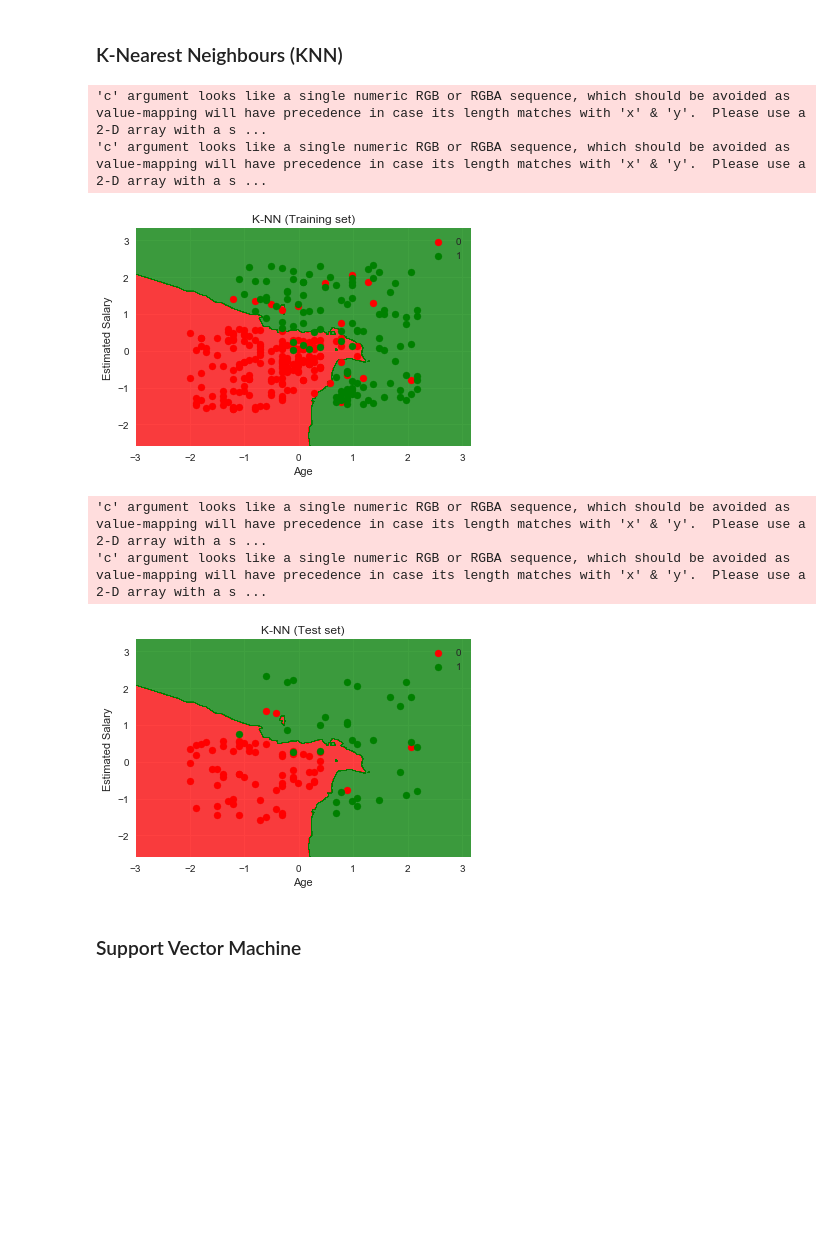
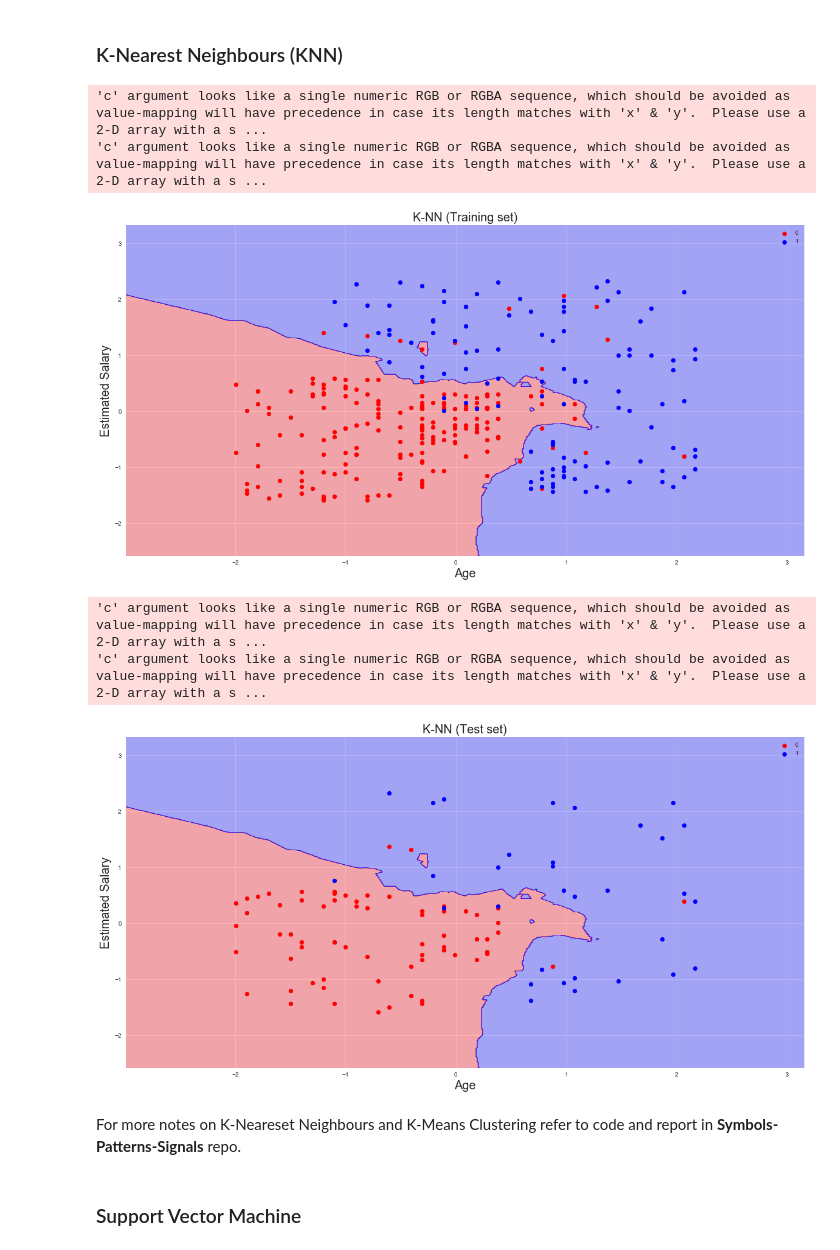
Before and after one commit to fz16336/Machine-Learning, a Jupyter notebook: SupervisedLearning.ipynb, the cells around one changed output. Cells and saved outputs as stored; diff of their text form; code cells hidden in the pictures; blank space fills up the shorter version.

Commit message:
Added notes to supervisedlearning

```diff
--- a/SupervisedLearning.ipynb
+++ b/SupervisedLearning.ipynb
@@ -35,12 +63,12 @@ data.head() # use data.head(data.shape[0]) to show all rows
 | 3 | 2.0 | 43525.0 |
 | 4 | 2.2 | 39891.0 |
 # %%
+pylab.rcParams['figure.figsize'] = (20, 10)
+pylab.rcParams['font.size'] = 24
 # Splitting the dataset into the Training set and Test set
-from sklearn.model_selection import train_test_split
 X_train, X_test, y_train, y_test = train_test_split(X, y, test_size = 1/3, random_state = 0)
 
 # Fitting Simple Linear Regression to the Training set
-from sklearn.linear_model import LinearRegression
 regressor = LinearRegression()
 regressor.fit(X_train, y_train)
 
@@ -48,22 +76,21 @@ regressor.fit(X_train, y_train)
 y_pred = regressor.predict(X_test)
 
 # Visualising the Training set results
-plt.style.use('seaborn')
 plt.subplot(2,1,1)
 plt.scatter(X_train, y_train, color = 'red')
 plt.plot(X_train, regressor.predict(X_train), color = 'blue')
-plt.title('Salary vs Experience (Training set)')
-plt.xlabel('Years of Experience')
-plt.ylabel('Salary')
+plt.title('Salary vs Experience (Training set)',fontsize = 20)
+plt.xlabel('Years of Experience',fontsize = 20)
+plt.ylabel('Salary',fontsize = 20)
 plt.show()
 
 # Visualising the Test set results
 plt.subplot(2,1,2)
 plt.scatter(X_test, y_test, color = 'red')
 plt.plot(X_train, regressor.predict(X_train), color = 'blue')
-plt.title('Salary vs Experience (Test set)')
-plt.xlabel('Years of Experience')
-plt.ylabel('Salary')
+plt.title('Salary vs Experience (Test set)', fontsize = 20)
+plt.xlabel('Years of Experience',fontsize = 20)
+plt.ylabel('Salary',fontsize = 20)
 plt.show()
 
 plt.tight_layout()
@@ -215,23 +332,15 @@ plt.show()
 # %% [markdown]
 ### K-Nearest Neighbours (KNN)
 # %%
-# Importing the dataset
-dataset = pd.read_csv('data/Social_Network_Ads.csv')
-X = dataset.iloc[:, [2, 3]].values
-y = dataset.iloc[:, 4].values
-
 # Splitting the dataset into the Training set and Test set
-from sklearn.model_selection import train_test_split
 X_train, X_test, y_train, y_test = train_test_split(X, y, test_size = 0.25, random_state = 0)
 
 # Feature Scaling
-from sklearn.preprocessing import StandardScaler
 sc = StandardScaler()
 X_train = sc.fit_transform(X_train)
 X_test = sc.transform(X_test)
 
 # Fitting K-NN to the Training set
-from sklearn.neighbors import KNeighborsClassifier
 classifier = KNeighborsClassifier(n_neighbors = 5, metric = 'minkowski', p = 2)
 classifier.fit(X_train, y_train)
 
@@ -239,51 +348,50 @@ classifier.fit(X_train, y_train)
 y_pred = classifier.predict(X_test)
 
 # Making the Confusion Matrix
-from sklearn.metrics import confusion_matrix
 cm = confusion_matrix(y_test, y_pred)
 
 # Visualising the Training set results
-from matplotlib.colors import ListedColormap
 X_set, y_set = X_train, y_train
 X1, X2 = np.meshgrid(np.arange(start = X_set[:, 0].min() - 1, stop = X_set[:, 0].max() + 1, step = 0.01),
                      np.arange(start = X_set[:, 1].min() - 1, stop = X_set[:, 1].max() + 1, step = 0.01))
 plt.contourf(X1, X2, classifier.predict(np.array([X1.ravel(), X2.ravel()]).T).reshape(X1.shape),
-             alpha = 0.75, cmap = ListedColormap(('red', 'green')))
+             alpha = 0.3, cmap = ListedColormap(('red', 'blue')))
 plt.xlim(X1.min(), X1.max())
 plt.ylim(X2.min(), X2.max())
 for i, j in enumerate(np.unique(y_set)):
     plt.scatter(X_set[y_set == j, 0], X_set[y_set == j, 1],
-                c = ListedColormap(('red', 'green'))(i), label = j)
-plt.title('K-NN (Training set)')
-plt.xlabel('Age')
-plt.ylabel('Estimated Salary')
+                c = ListedColormap(('red', 'blue'))(i), label = j)
+plt.title('K-NN (Training set)',fontsize=20)
+plt.xlabel('Age',fontsize=20)
+plt.ylabel('Estimated Salary',fontsize=20)
 plt.legend()
 plt.show()
 
 # Visualising the Test set results
-from matplotlib.colors import ListedColormap
 X_set, y_set = X_test, y_test
 X1, X2 = np.meshgrid(np.arange(start = X_set[:, 0].min() - 1, stop = X_set[:, 0].max() + 1, step = 0.01),
                      np.arange(start = X_set[:, 1].min() - 1, stop = X_set[:, 1].max() + 1, step = 0.01))
 plt.contourf(X1, X2, classifier.predict(np.array([X1.ravel(), X2.ravel()]).T).reshape(X1.shape),
-             alpha = 0.75, cmap = ListedColormap(('red', 'green')))
+             alpha = 0.3, cmap = ListedColormap(('red', 'blue')))
 plt.xlim(X1.min(), X1.max())
 plt.ylim(X2.min(), X2.max())
 for i, j in enumerate(np.unique(y_set)):
     plt.scatter(X_set[y_set == j, 0], X_set[y_set == j, 1],
-                c = ListedColormap(('red', 'green'))(i), label = j)
-plt.title('K-NN (Test set)')
-plt.xlabel('Age')
-plt.ylabel('Estimated Salary')
+                c = ListedColormap(('red', 'blue'))(i), label = j)
+plt.title('K-NN (Test set)',fontsize=20)
+plt.xlabel('Age',fontsize=20)
+plt.ylabel('Estimated Salary',fontsize=20)
 plt.legend()
 plt.show()
 # %% [output]
 'c' argument looks like a single numeric RGB or RGBA sequence, which should be avoided as value-mapping will have precedence in case its length matches with 'x' & 'y'.  Please use a 2-D array with a s ...
 'c' argument looks like a single numeric RGB or RGBA sequence, which should be avoided as value-mapping will have precedence in case its length matches with 'x' & 'y'.  Please use a 2-D array with a s ...
-[figure, old version]
+[figure, new version]
 'c' argument looks like a single numeric RGB or RGBA sequence, which should be avoided as value-mapping will have precedence in case its length matches with 'x' & 'y'.  Please use a 2-D array with a s ...
 'c' argument looks like a single numeric RGB or RGBA sequence, which should be avoided as value-mapping will have precedence in case its length matches with 'x' & 'y'.  Please use a 2-D array with a s ...
-[figure, old version]
+[figure, new version]
+# %% [markdown]
+For more notes on K-Neareset Neighbours and K-Means Clustering refer to code and report in **Symbols-Patterns-Signals** repo.
 # %% [markdown]
 ### Support Vector Machine
 # %%
```
Also changed, not shown: parts of 29 cells of this notebook.
